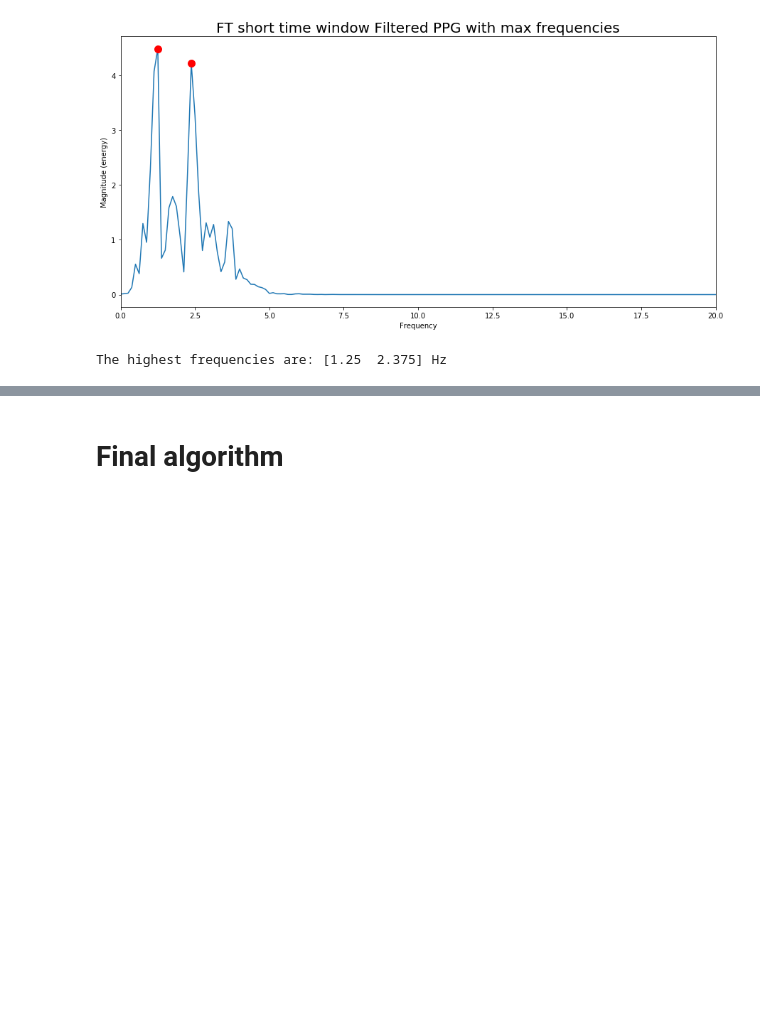
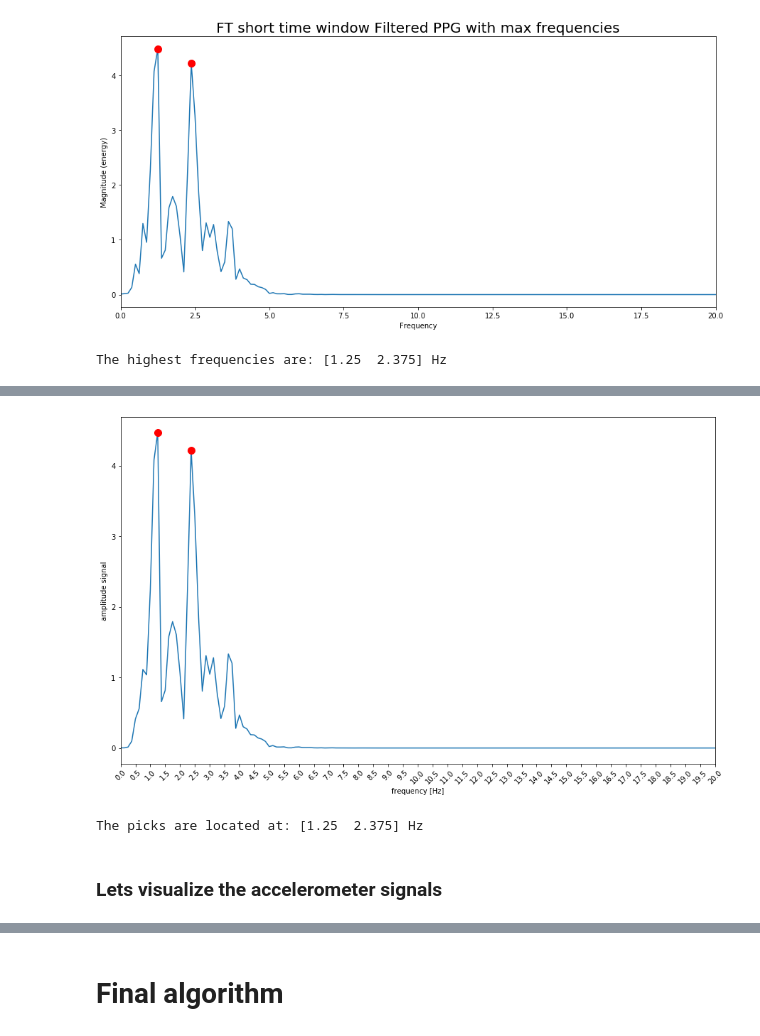
Before and after one commit to CheloGE/Wearable-data-project, a Jupyter notebook: part_1/pulse_rate_starter.ipynb, the cells around one changed output, grey strips where cells are left out. Saved outputs shown, nothing was run; the diff lists cells and outputs as text; code cells hidden in the pictures; blank space fills up the shorter version.

```diff
--- a/part_1/pulse_rate_starter.ipynb
+++ b/part_1/pulse_rate_starter.ipynb
@@ -275,0 +416,26 @@ The highest frequencies are: [1.25  2.375] Hz
+# %%
+## Getting the same results above but using the spectrogram only
+whole_ppg_signal = signals_set[0]
+filtered_ppg = BandpassFilter(whole_ppg_signal, pass_band=(0.667,4), fs=fs)
+ampls, freqs = spectrogram_slices(filtered_ppg,window_s=8,overlap_s=6,fs=fs,plot=False);
+# Plot result
+plot_window_k = 0
+ampl_window_k = ampls[:,plot_window_k]
+fig=plt.figure(figsize=(15,9))
+ax = plt.subplot(111)
+plt.plot(freqs,ampl_window_k)
+loc = plticker.MultipleLocator(base=0.5) # this locator puts ticks at regular intervals
+ax.xaxis.set_major_locator(loc)
+plt.xticks(rotation=45); #this rotates the ticks
+plt.xlim(0,20)
+plt.xlabel('frequency [Hz]')
+plt.ylabel('amplitude signal')
+pks = sp.signal.find_peaks(ampl_window_k, prominence=2)[0]
+plt.plot(freqs[pks], ampl_window_k[pks], 'r.', ms=20);
+plt.show()
+print(f"The picks are located at: {freqs[pks]} Hz")
+# %% [output]
+[figure, added]
+The picks are located at: [1.25  2.375] Hz
+# %% [markdown]
+### Lets visualize the accelerometer signals
```
Also changed, not shown: parts of 26 cells of this notebook.
